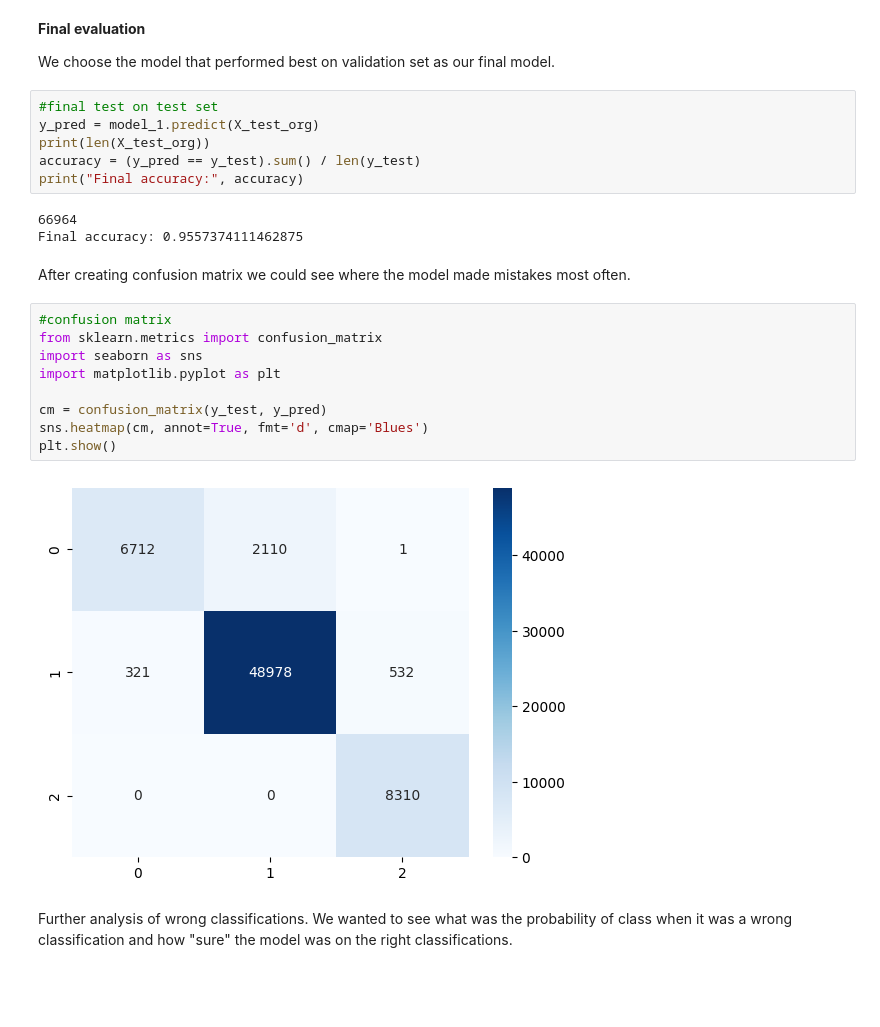
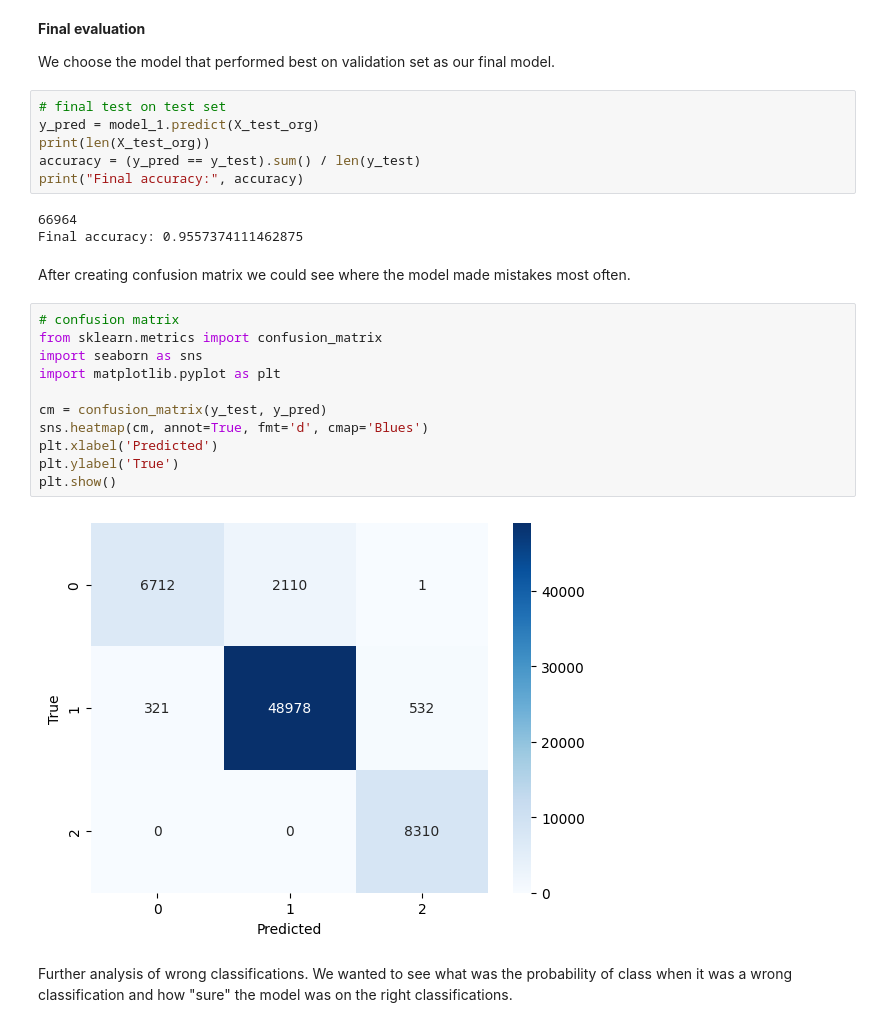
Before and after one commit to gulliver8/password_strength_classifier, a Jupyter notebook: MachineLearningProject.ipynb, the cells around one changed output. Saved outputs shown, nothing was run; the diff lists cells and outputs as text; blank space fills up the shorter version.

```diff
--- a/MachineLearningProject.ipynb
+++ b/MachineLearningProject.ipynb
@@ -291,7 +297,7 @@ Standard Deviation of CV Score:  0.0005314922890053113
 
 We choose the model that performed best on validation set as our final model.
 # %%
-#final test on test set
+# final test on test set
 y_pred = model_1.predict(X_test_org)
 print(len(X_test_org))
 accuracy = (y_pred == y_test).sum() / len(y_test)
@@ -302,16 +308,18 @@ Final accuracy: 0.9557374111462875
 # %% [markdown]
 After creating confusion matrix we could see where the model made mistakes most often.
 # %%
-#confusion matrix
+# confusion matrix
 from sklearn.metrics import confusion_matrix
 import seaborn as sns
 import matplotlib.pyplot as plt
 
 cm = confusion_matrix(y_test, y_pred)
 sns.heatmap(cm, annot=True, fmt='d', cmap='Blues')
+plt.xlabel('Predicted')
+plt.ylabel('True')
 plt.show()
 # %% [output]
-[figure, old version]
+[figure, new version]
 # %% [markdown]
 Further analysis of wrong classifications. We wanted to see what was the probability of class when it was a wrong classification and how "sure" the model was on the right classifications.
 # %%
```
Also changed, not shown: parts of 9 cells of this notebook.
